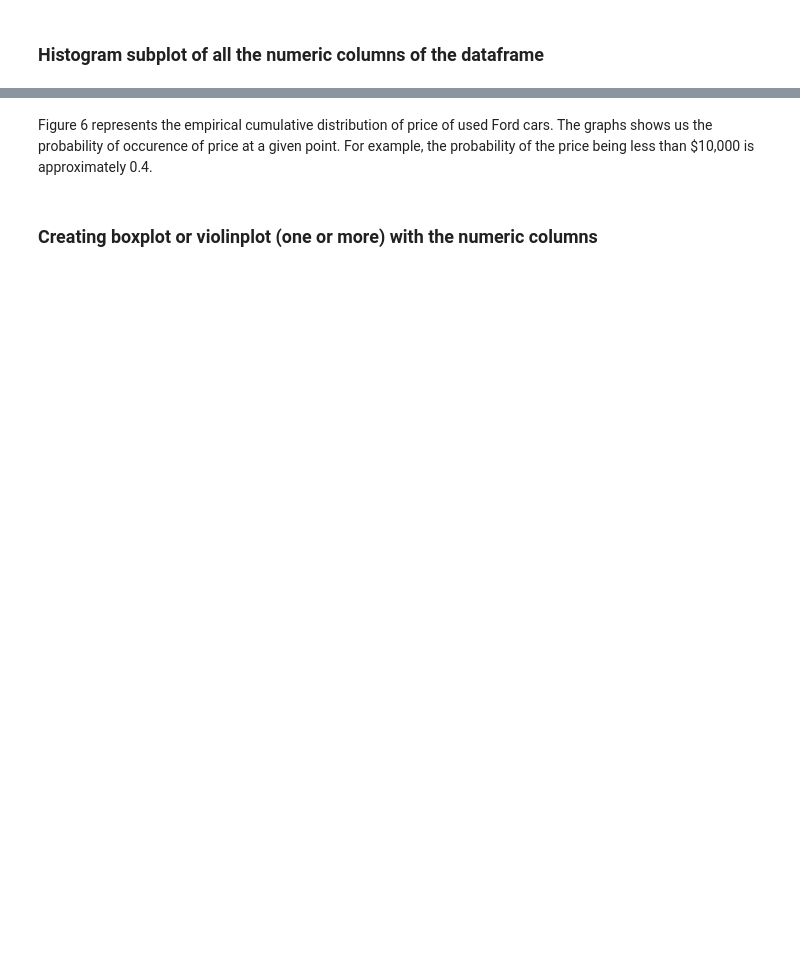
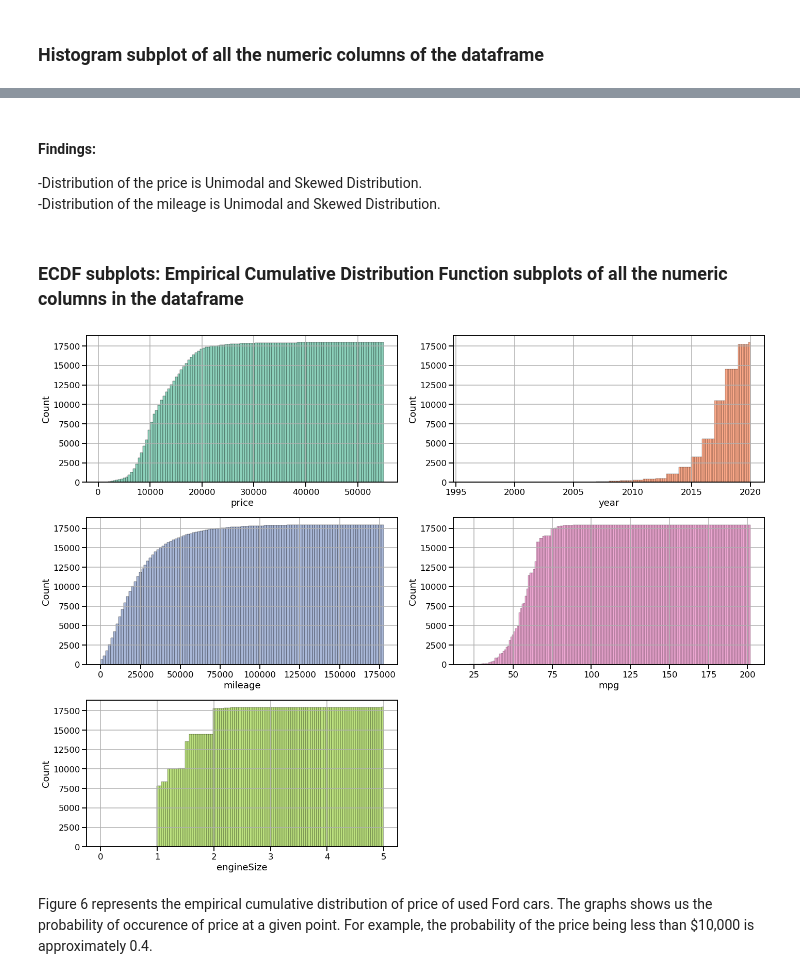
Before and after one commit to nabilatajrin/bmw-used-car-analysis, a Jupyter notebook: ford_used_car_EDA.ipynb, the cells around one changed output, grey strips where cells are left out. Cells and saved outputs as stored; diff of their text form; code cells hidden in the pictures; blank space fills up the shorter version.

```diff
--- a/ford_used_car_EDA.ipynb
+++ b/ford_used_car_EDA.ipynb
@@ -295,4 +396,40 @@ plt.show()
+# %% [markdown]
+#### Findings:<br>
+-Distribution of the price is Unimodal and Skewed Distribution.<br>
+-Distribution of the mileage is Unimodal and Skewed Distribution.
+# %% [markdown]
+### ECDF subplots: Empirical Cumulative Distribution Function subplots of all the numeric columns in the dataframe
+# %%
+plt.figure(figsize=(20,15))
+
+#subplot of price (position 1: 1st row, 1st column)
+plt.subplot(3,2,1)
+sns.histplot(data=df, x='price', cumulative=True, color=set_color[0])
+plt.grid()
+
+#subplot of year (position 2: 1st row, 2nd column)
+plt.subplot(3,2,2)
+sns.histplot(data=df, x='year', cumulative=True, color=set_color[1])
+plt.grid()
+
+#subplot of mileage (position 3: 2nd row, 1st column)
+plt.subplot(3,2,3)
+sns.histplot(data=df, x='mileage', cumulative=True, color=set_color[2])
+plt.grid()
+
+#subplot of miles per gallon (position 3: 2nd row, 1st column)
+plt.subplot(3,2,4)
+sns.histplot(data=df, x='mpg', cumulative=True, color=set_color[3])
+plt.grid()
+
+#subplot of engine size (position 4: 2nd row, 2nd column)
+plt.subplot(3,2,5)
+sns.histplot(data=df, x='engineSize', cumulative=True, color=set_color[4])
+plt.grid()
+
+plt.tight_layout()
+plt.show()
+# %% [output]
+[figure, added]
 # %% [markdown]
 Figure 6 represents the empirical cumulative distribution of price of used Ford cars. The graphs shows us the probability of occurence of price at a given point. For example, the probability of the price being less than $10,000 is approximately 0.4.
-# %% [markdown]
-### Creating boxplot or violinplot (one or more) with the numeric columns
```
Also changed, not shown: parts of 39 cells of this notebook.
